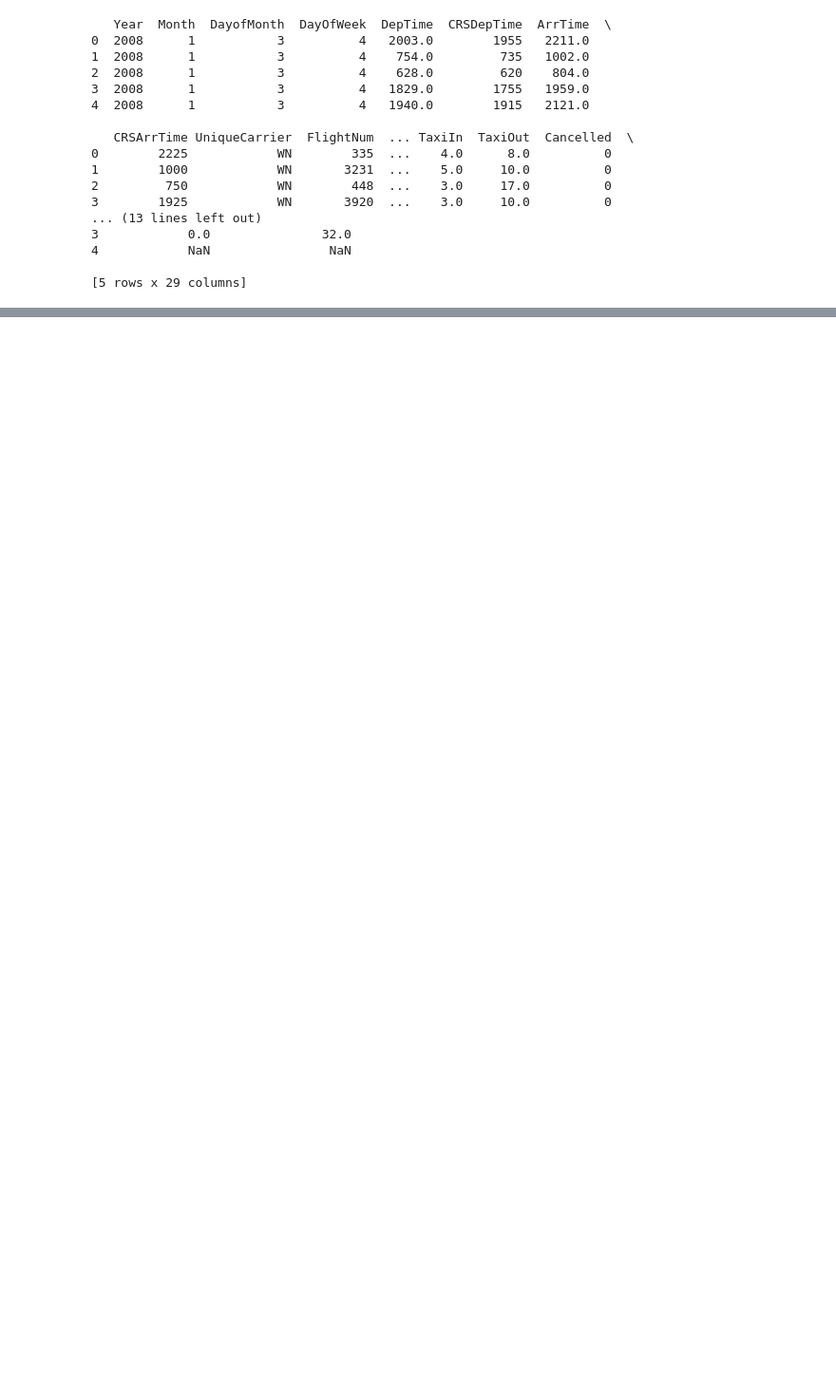
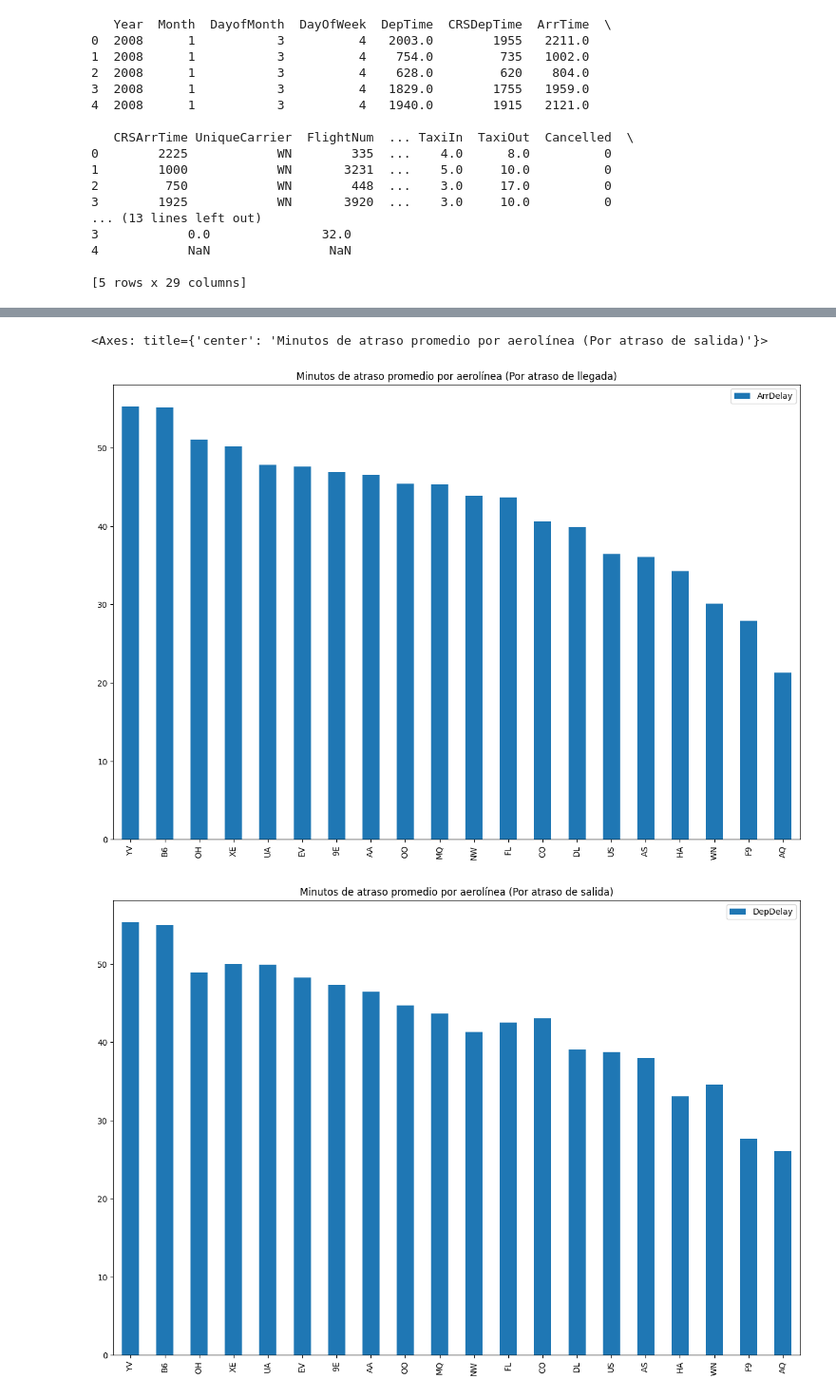
Before and after one commit to ManuelR11/ProyectoFinal_DataScience, a Jupyter notebook: ProyectoFinal.ipynb, the cells around one changed output, grey strips where cells are left out. Shown: that part at 95% size. Drawn from its saved outputs; the diff is of its cells as text; code cells hidden in the pictures; blank space fills up the shorter version.

```diff
--- a/ProyectoFinal.ipynb
+++ b/ProyectoFinal.ipynb
@@ -160,0 +283,15 @@ dtype: int64
+# %%
+# Atrasos promedio por aerolínea
+aerolinea_atrasos_promedio = {}
+for i in df['UniqueCarrier'].unique():
+    aerolinea_atrasos_promedio[i] = [df[df['UniqueCarrier'] == i]['ArrDelay'].mean(), df[df['UniqueCarrier'] == i]['DepDelay'].mean()]
+
+aerolinea_atrasos_promedio = pd.DataFrame(aerolinea_atrasos_promedio, index=['ArrDelay', 'DepDelay']).T
+aerolinea_atrasos_promedio = aerolinea_atrasos_promedio.sort_values('ArrDelay', ascending=False)
+
+aerolinea_atrasos_promedio.plot(kind='bar', y='ArrDelay', figsize=(15, 10), title='Minutos de atraso promedio por aerolínea (Por atraso de llegada)')
+aerolinea_atrasos_promedio.plot(kind='bar', y='DepDelay', figsize=(15, 10), title='Minutos de atraso promedio por aerolínea (Por atraso de salida)')
+# %% [output]
+<Axes: title={'center': 'Minutos de atraso promedio por aerolínea (Por atraso de salida)'}>
+[figure, added]
+[figure, added]
```
Also changed, not shown: parts of 34 cells of this notebook, 1 other file.
